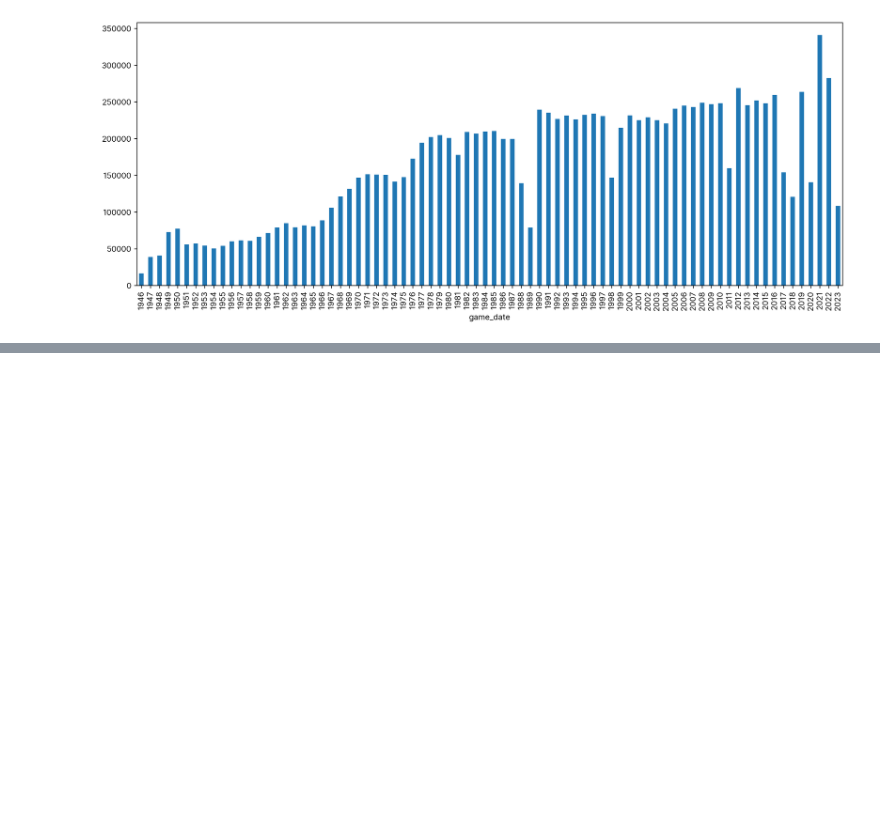
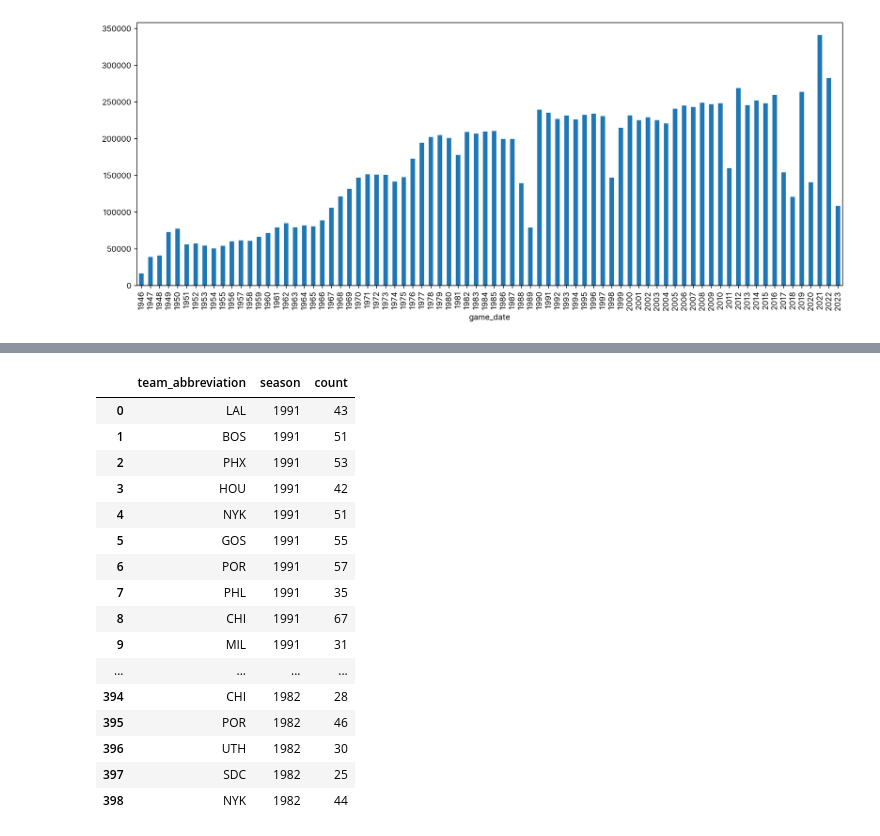
Before and after one commit to malte-j/dataviz-2023, a Jupyter notebook: notebooks/game.ipynb, the cells around one changed output, grey strips where cells are left out. Saved outputs shown, nothing was run; the diff lists cells and outputs as text; code cells hidden in the pictures; blank space fills up the shorter version.

```diff
--- a/notebooks/game.ipynb
+++ b/notebooks/game.ipynb
@@ -67,0 +93,10 @@ df.groupby(df['game_date'].str[:4]).sum()['pts'].plot(kind='bar')
+# %%
+%sql away_wins << SELECT season_id, team_abbreviation_away, count(*) as count FROM read_csv_auto('../archive/csv/game.csv') WHERE wl_away = 'W' GROUP BY season_id, team_abbreviation_away
+away_wins: pd.DataFrame
+
+away_wins['season'] = away_wins['season_id'].astype(str).str[1:]
+# %%
+%sql home_wins << SELECT season_id, team_abbreviation_home, count(*) as count FROM read_csv_auto('../archive/csv/game.csv') WHERE wl_home = 'W' GROUP BY season_id, team_abbreviation_home
+home_wins: pd.DataFrame
+
+home_wins['season'] = home_wins['season_id'].astype(str).str[1:]
@@ -67,0 +135,34 @@ df.groupby(df['game_date'].str[:4]).sum()['pts'].plot(kind='bar')
+# %%
+# merge home and away wins and add count
+wins = pd.merge(home_wins, away_wins, how='inner', left_on=['season', 'team_abbreviation_home'], right_on=['season', 'team_abbreviation_away'])
+wins['count'] = wins['count_x'] + wins['count_y']
+
+#rename team_abbreviation_home to team_abbreviation
+wins = wins.rename(columns={'team_abbreviation_home': 'team_abbreviation'})
+
+# drop unnecessary columns
+wins = wins.drop(['season_id_x', 'season_id_y', 'team_abbreviation_away',  'count_x', 'count_y'], axis=1)
+
+# join with team_abbreviatons_to_name
+# wins = pd.merge(wins, team_abbreviatons_to_name, how='left', left_on=['team_abbreviation'], right_on=['team_abbreviation'])
+
+
+wins
+# %% [output]
+|  | team_abbreviation | season | count |
+| 0 | LAL | 1991 | 43 |
+| 1 | BOS | 1991 | 51 |
+| 2 | PHX | 1991 | 53 |
+| 3 | HOU | 1991 | 42 |
+| 4 | NYK | 1991 | 51 |
+| 5 | GOS | 1991 | 55 |
+| 6 | POR | 1991 | 57 |
+| 7 | PHL | 1991 | 35 |
+| 8 | CHI | 1991 | 67 |
+| 9 | MIL | 1991 | 31 |
+| ... | ... | ... | ... |
+| 394 | CHI | 1982 | 28 |
+| 395 | POR | 1982 | 46 |
+| 396 | UTH | 1982 | 30 |
+| 397 | SDC | 1982 | 25 |
+| 398 | NYK | 1982 | 44 |
```
Also changed, not shown: parts of 6 cells of this notebook, 6 other files.
